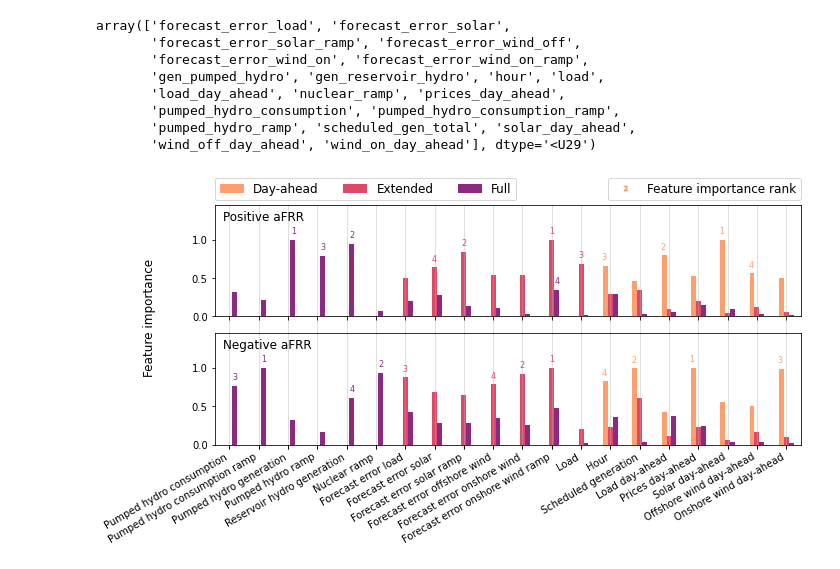
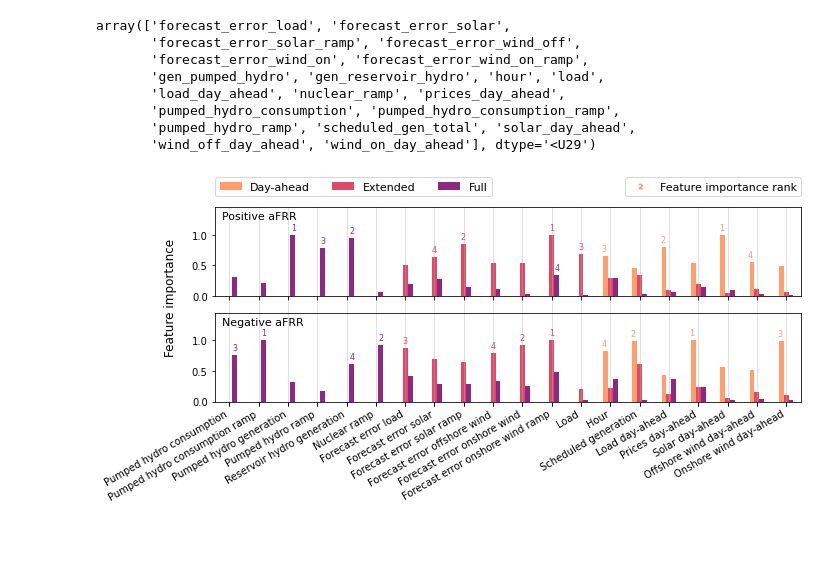
Before and after one commit to johkruse/XAI-for-aFRR-activation, a Jupyter notebook: notebooks/plots_for_paper.ipynb, the cells around one changed output. Drawn from its saved outputs; the diff is of its cells as text; code cells hidden in the pictures; blank space fills up the shorter version.

```diff
--- a/notebooks/plots_for_paper.ipynb
+++ b/notebooks/plots_for_paper.ipynb
@@ -6,6 +6,7 @@ import sys
 sys.path.append('../')
 from sklearn.metrics import r2_score
 from matplotlib import gridspec, patches
+from matplotlib import dates as mdates
 import seaborn as sns
 import shap
 
@@ -112,10 +113,11 @@ quantile_model_type_infos = {
 }
 
 # Folder setup
-data_folder = '../data/{}/'
-version_folder = '../data/{}/version_{}/'
-fit_folder = '../results/model_fit/{}/version_{}/target_{}/'
-figure_path = '../../../Papers/afrr_prediction_germany/figures/'
+# Root directory of notebook is assumed to be the repository directory
+data_folder = './data/{}/'
+version_folder = './data/{}/version_{}/'
+fit_folder = './results/model_fit/{}/version_{}/target_{}/'
+figure_path = './../../Papers/afrr_prediction_germany/figures/'
 
 # All possible features
 input_cols = ['gen_other', 'gen_solar', 'gen_wind_on', 'gen_waste', 'gen_nuclear',
@@ -431,7 +432,7 @@ Negative aFRR  -0.391685 -0.098420  0.173689      -0.096708
 # Figure 3
 # %%
 n_features = 3
-fig,ax = plt.subplots(3,6,figsize=(11,6))
+fig,ax = plt.subplots(3,6,figsize=(11,5.5))
 
 
 for i, (model_type, model_infos) in enumerate(analysis_model_type_infos.items()):
@@ -695,7 +742,7 @@ important_features = ['pumped_hydro_consumption', 'pumped_hydro_consumption_ramp
                       'scheduled_gen_total','load_day_ahead', 'prices_day_ahead',
                       'solar_day_ahead', 'wind_off_day_ahead', 'wind_on_day_ahead']
 
-fig, axs = plt.subplots(2,1,figsize=(10,5.5))
+fig, axs = plt.subplots(2,1,figsize=(10,5.))
 
 # make feature importance bar plots
 for i,targ in enumerate(targets):
@@ -707,35 +754,37 @@ for i,targ in enumerate(targets):
     for j,(model_type, model_info) in enumerate(quantile_model_type_infos.items()):
 
         for m in range(n_features):
             feature_m = shap_vals_abs.loc[:,(targ, model_info['name'])].sort_values(ascending=False).iloc[[m]]
             idx = np.argwhere(shap_vals_abs.loc[important_features].index==feature_m.index[0])[0,0]
             axs[i].annotate(m+1, (idx-0.3 +j*0.2, feature_m.values+0.08), fontsize=8, c=model_colors[model_info['name']])
 
     # add axis labels and legend
     if i!=1:
         axs[i].set_xticklabels('')
     if i==1:
         axs[i].set_xticklabels(axs[i].get_xticklabels(), rotation=30, ha='right')
     if i==0:
-        leg1 = axs[i].legend(bbox_to_anchor=(0.525,1.3), ncol=4,columnspacing=2, fontsize=12)
+        leg1 = axs[i].legend(bbox_to_anchor=(0.482,1.4), ncol=4,columnspacing=2, fontsize=11)
         annot_text = plt.plot(-10,0, marker=r'$2$', ms=5, lw=0,  c=model_colors['Day-ahead'])
-        leg2 = axs[i].legend(annot_text, ['Feature importance rank'], bbox_to_anchor=(1.01,1.3), ncol=3,columnspacing=2, fontsize=12)
+        leg2 = axs[i].legend(annot_text, ['Feature importance rank'], bbox_to_anchor=(1.01,1.4), ncol=3,columnspacing=2, fontsize=11)
         axs[i].add_artist(leg1)
 
     # add target names
     axs[i].grid(True, axis='x', alpha=0.5)
-    axs[i].annotate(target_names[targ], (-0.2,1.25), fontsize=12)
+    axs[i].annotate(target_names[targ], (-0.25,1.25), fontsize=11)
 
-fig.text(0.08, 0.6, 'Feature importance', va='center', ha='center', rotation='vertical', fontsize=12)
+fig.text(0.11, 0.6, 'Feature importance', va='center', ha='center', rotation='vertical', fontsize=12)
+
+
 
 #Add grid between the subplots
 ax3 = fig.add_subplot(111, zorder=-1, sharex=axs[0])
 for _, spine in ax3.spines.items():
     spine.set_visible(False)
 ax3.tick_params(labelleft=False, labelbottom=False, left=False, right=False )
 ax3.grid(axis="x", alpha=0.5)
 
 plt.tight_layout()
 plt.savefig(figure_path+'fig6.pdf', bbox_inches='tight')
 # %% [output]
-[figure, old version]
+[figure, new version]
```
Also changed, not shown: parts of 5 cells of this notebook.
